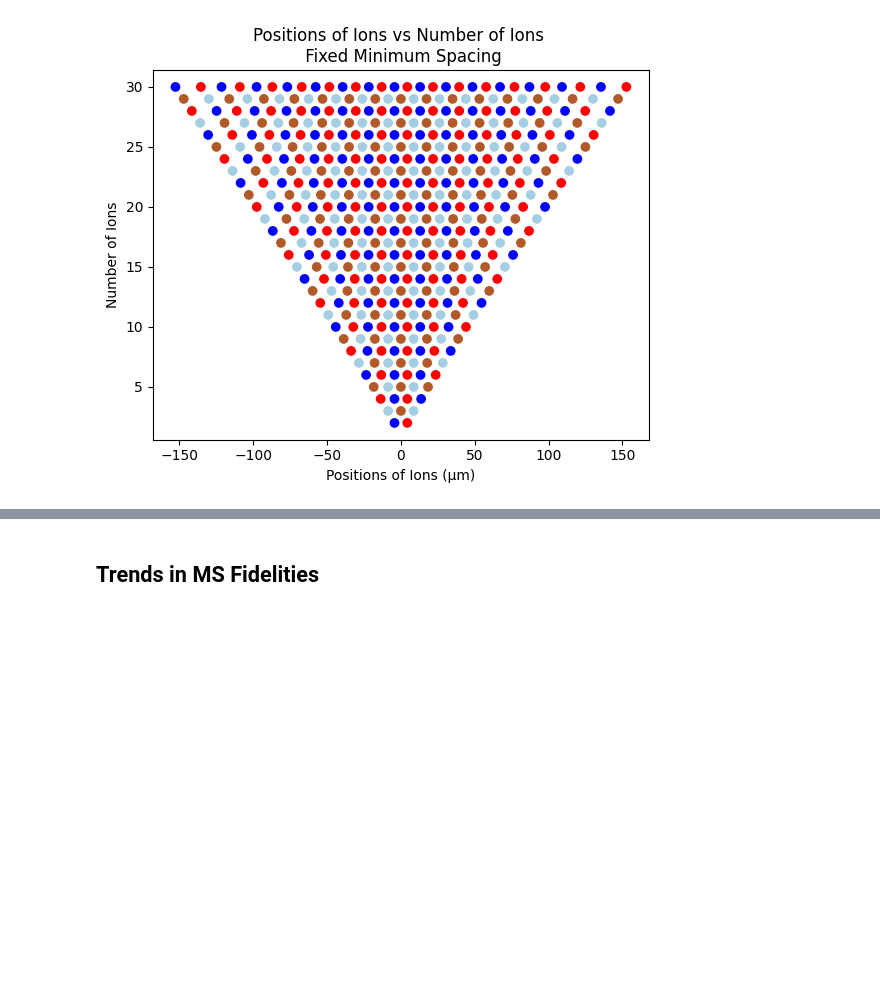
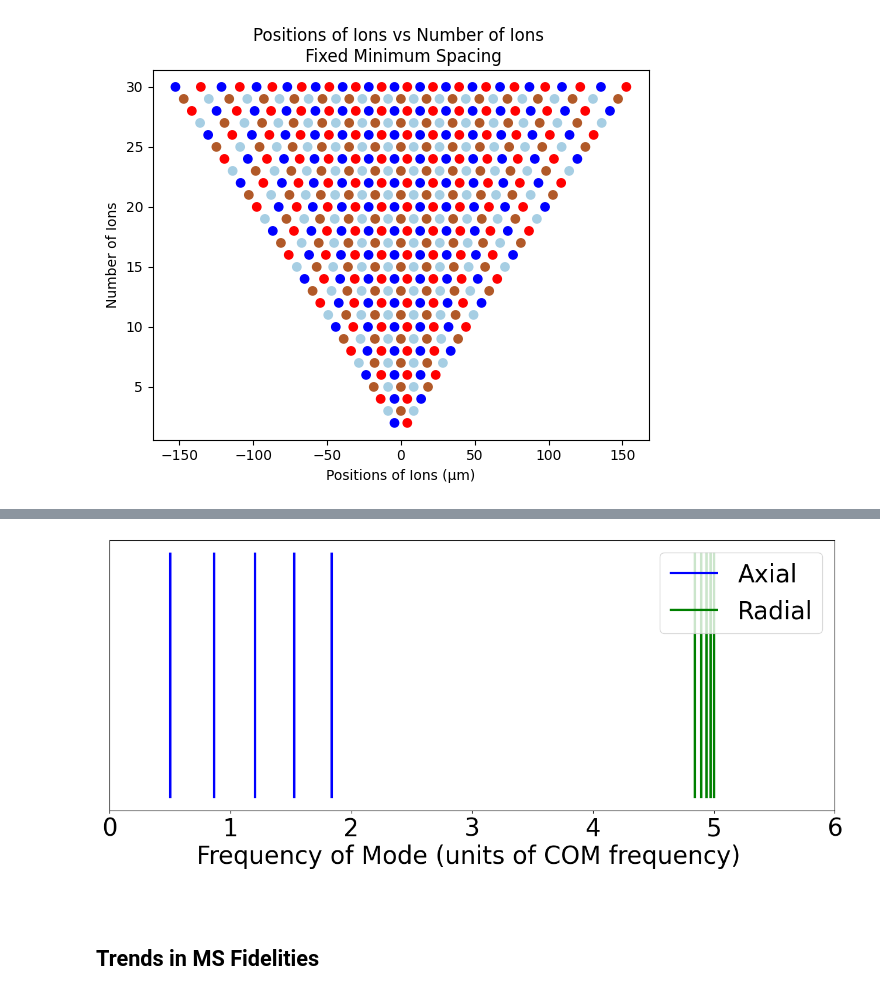
Before and after one commit to SQRLab/XTalkRobustMS, a Jupyter notebook: OC_trends.ipynb, the cells around one changed output, grey strips where cells are left out. Drawn from its saved outputs; the diff is of its cells as text; code cells hidden in the pictures; blank space fills up the shorter version.

```diff
--- a/OC_trends.ipynb
+++ b/OC_trends.ipynb
@@ -143,3 +192,19 @@ ax.set_ylabel('Number of Ions');
+# %%
+N=5
+axialmodes = ict.calcAxialModes(N)
+radialmodes = ict.calcRadialModes(N, νratio=10)
+axialfreqs = [axialmodes[m][0]/2 for m in range(N)]
+radialfreqs = [radialmodes[m][0]/2 for m in range(N)]
+fig, ax = plt.subplots(figsize=(16,6))
+ax.set_xlim(0, 6)
+ax.get_yaxis().set_visible(False)
+ax.vlines(axialfreqs, ymin=0, ymax=1, label="Axial", color="blue", lw=3)
+ax.vlines(radialfreqs, ymin=0, ymax=1, label="Radial", color="green", lw=3)
+ax.set_xlabel("Frequency of Mode (units of COM frequency) \n"r"", fontsize=30)
+ax.legend(fontsize=30)
+ax.tick_params(labelsize=30)
+# %% [output]
+[figure, added]
 # %% [markdown]
 ## Trends in MS Fidelities
 # %% [markdown]
```
Also changed, not shown: parts of 5 cells of this notebook, 6 other files.
